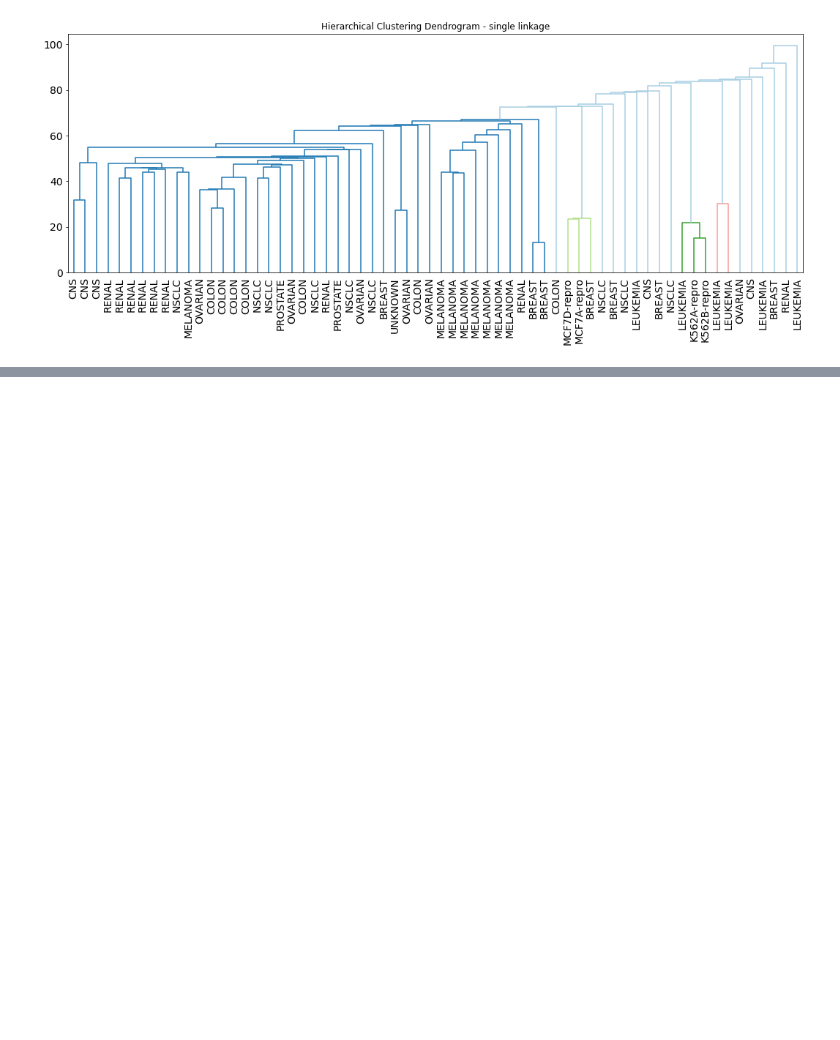
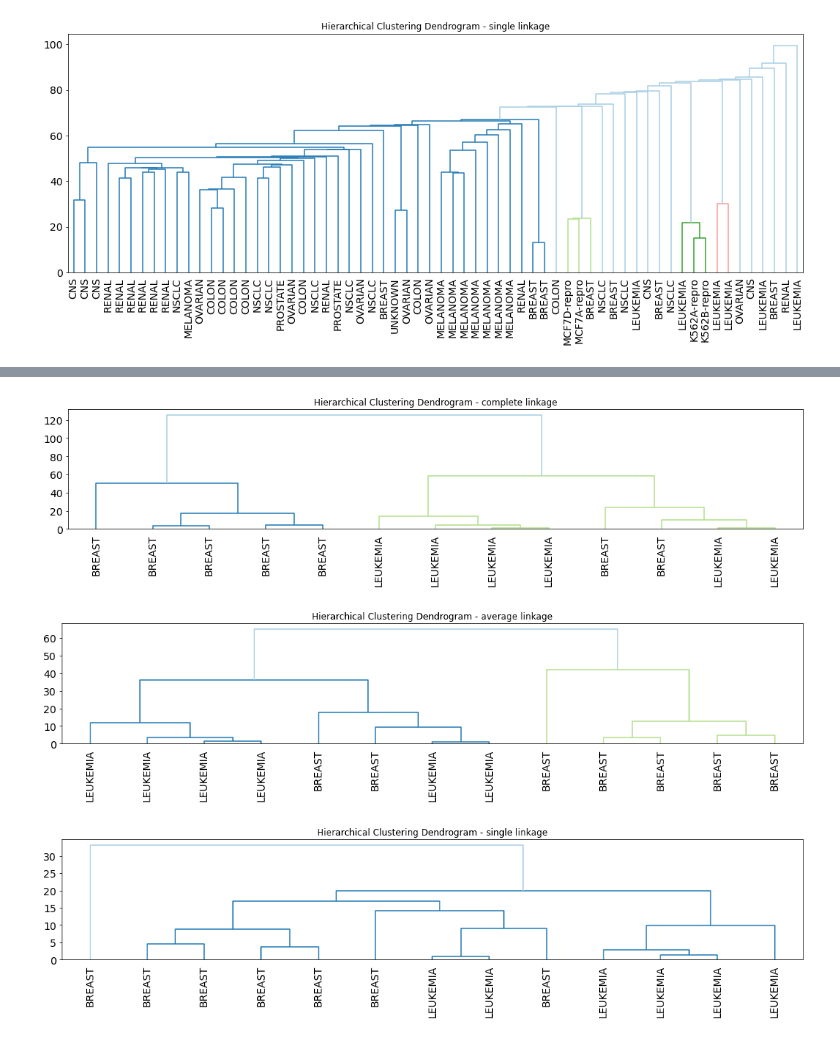
Before and after one commit to guyrux/ISL, a Jupyter notebook: ch10_unsupervised_learning/ch10_01_exercicios.ipynb, the cells around one changed output, grey strips where cells are left out. Drawn from its saved outputs; the diff is of its cells as text; code cells hidden in the pictures; blank space fills up the shorter version.

```diff
--- a/ch10_unsupervised_learning/ch10_01_exercicios.ipynb
+++ b/ch10_unsupervised_learning/ch10_01_exercicios.ipynb
@@ -304,0 +331,23 @@ for linkage_type in list_linkage:
+# %%
+list_linkage = ["complete", "average", "single"]
+
+for linkage_type in list_linkage:
+
+    model = AgglomerativeClustering(n_clusters=None, distance_threshold=0, linkage=linkage_type)
+
+    model = model.fit(df_scaled_pca_test.drop(["PCA3", "labs"], axis=1), df_scaled_pca_test["labs"].values)
+
+    # plot the top three levels of the dendrogram
+    plt.figure(figsize=(18, 3))
+    plt.title('Hierarchical Clustering Dendrogram - '+linkage_type+' linkage')
+#     plot_dendrogram(model, truncate_mode='level', p=len(df_scaled_pca["labs"].values),
+#                     labels=df_scaled_pca["labs"].values.tolist())
+    plot_dendrogram(model, truncate_mode=None, labels=df_scaled_pca_test["labs"].values.tolist())
+    plt.xticks(rotation=90)
+    plt.xticks(fontsize=14)
+    plt.yticks(fontsize=14)
+    plt.show()
+# %% [output]
+[figure, added]
+[figure, added]
+[figure, added]
```
Also changed, not shown: parts of 4 cells of this notebook, 9 other files.
